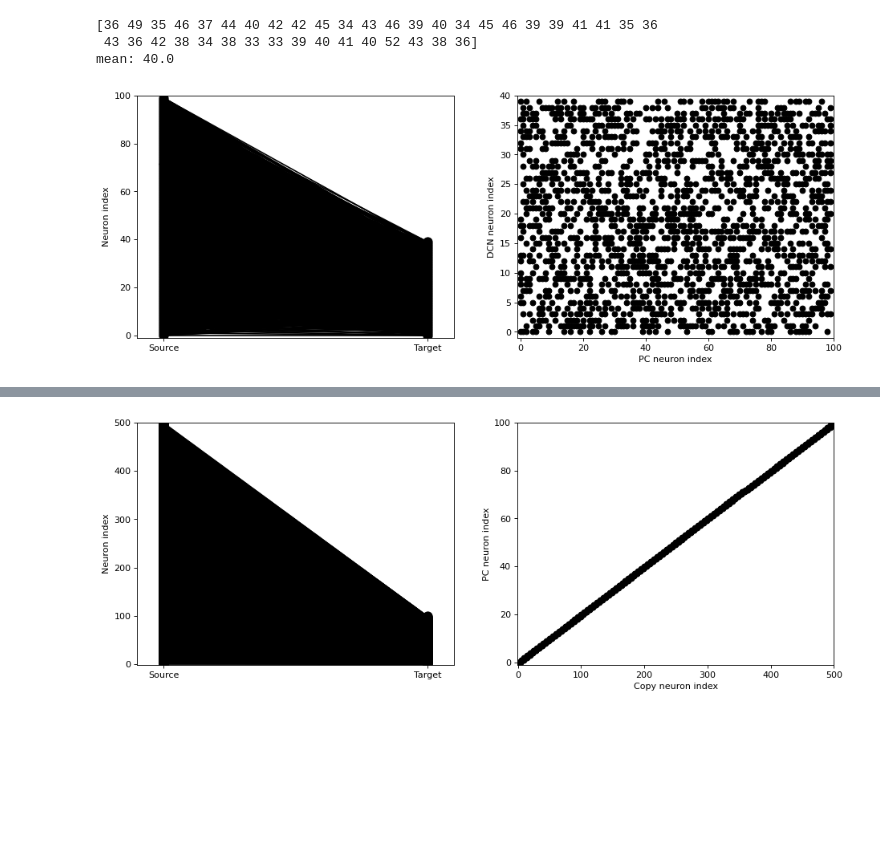
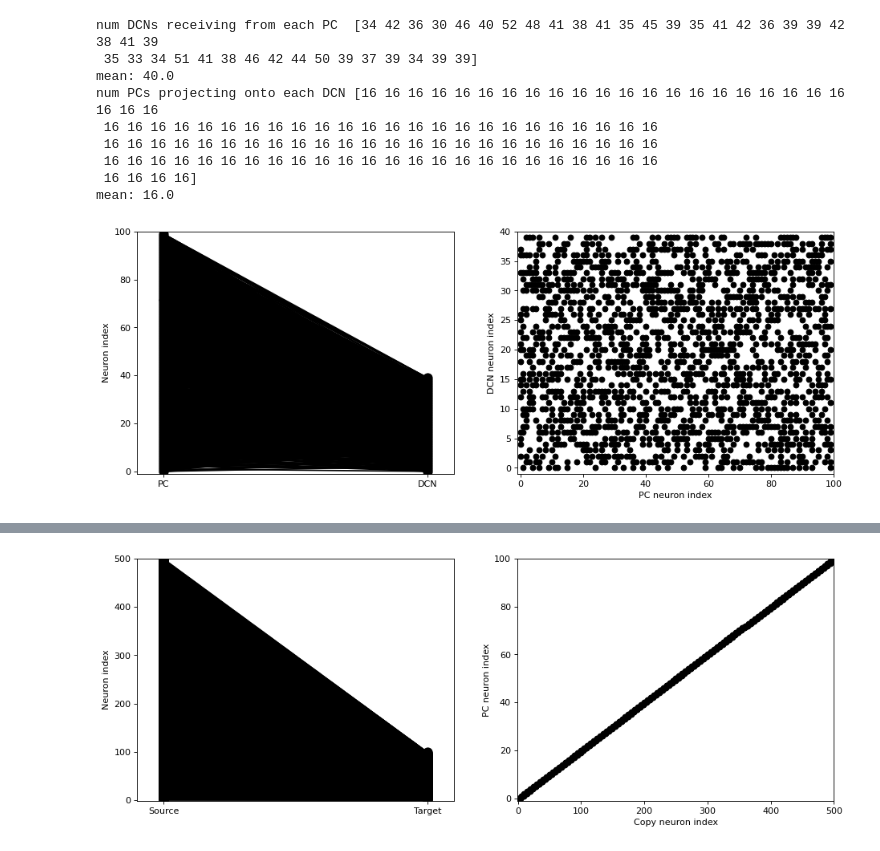
Before and after one commit to eliasmateo95/CerebellarLoop, a Jupyter notebook: Run_Initializing.ipynb, the cells around one changed output, grey strips where cells are left out. Drawn from its saved outputs; the diff is of its cells as text; code cells hidden in the pictures; blank space fills up the shorter version.

```diff
--- a/Run_Initializing.ipynb
+++ b/Run_Initializing.ipynb
@@ -26,13 +26,11 @@ N_IO_project = 5
 IO_Conn_ratio = 2
 Input_save = True
 Synapses = True
-exp_run_range = [60000]*ms
+exp_run_range = [120000]*ms
 
 num_networks = []
-# for num in [4.2]:#range(2):
-#     num_networks.append(f'all_{num}') #all_and_light #eyeblink
-num_networks.append(f'try_solving_weights')
-sims = ['eye_blink'] #light #eye_blink
+num_networks.append(f'Paper_all_and_eyeblink')
+sims = ['eye_blink']
 for N_Cells_PC in N_Cells_PC_range:
     for exp_run in exp_run_range:
         width = exp_run/40
@@ -41,7 +39,7 @@ for N_Cells_PC in N_Cells_PC_range:
             DCN_intrinsic = 1.75
             A_w = 0.22
             if N_Cells_PF_OU == 5:
-                f0_range = [5,10,15,20,25,50,100,800,1000]#,1100,1200,1300,1400,1500]
+                f0_range = [5,10,15,20,25,50,100,800,1000]
             else:
                 f0_range = []
             Parameters = {"dt": 0.025*ms, "dt_rec": 1.0*ms, "tau_noise": 50*ms, "width": width, "net_num" : net_num,
@@ -64,5 +62,5 @@ for N_Cells_PC in N_Cells_PC_range:
                 Parameters["US_pulse_amplitude"] = US_amp
                 Parameters["US_pulse_duration"] = 30*ms
                 Parameters["interpulse_duration"] = interpulse_duration*second
-            Input = Input_func(Parameters)
+#             Input = Input_func(Parameters)
 # %% [output]
@@ -85,35 +81,52 @@ Frozen_data = sio.loadmat(frozen_path, squeeze_me=True)
 Params, Noise_frozen, Values, Synaps = Read_Input(Frozen_data)
 
 N_PCs_per_DCN = np.zeros(N_Cells_DCN, dtype=int) # create an array to store the number of source PCs for each DCN
 for DCN_num in range(N_Cells_DCN):
     sources = np.where(Synaps.PC_DCN_Synapse_Targets == DCN_num)[0] # find the source PCs that project to this DCN
     N_PCs_per_DCN[DCN_num] = len(sources) # count the number of source PCs
 
 
-print(N_PCs_per_DCN)
+print('num DCNs receiving from each PC ', N_PCs_per_DCN)
 print(f'mean: {mean(N_PCs_per_DCN)}')
+
+N_DCNs_per_PC_avg = []
+N_DCNs_per_PC = np.zeros(N_Cells_PC, dtype=int) # create an array to store the number of source PCs for each DCN
+for PC_num in range(N_Cells_PC):
+    sources = np.where(Synaps.PC_DCN_Synapse_Sources == PC_num)[0] # find the source PCs that project to this DCN
+    N_DCNs_per_PC[PC_num] = len(sources) # count the number of source PCs
+    if len(sources) > 0:
+        N_DCNs_per_PC_avg.append(len(sources))
+
+print(f'num PCs projecting onto each DCN {N_DCNs_per_PC}')
+print(f'mean: {mean(N_DCNs_per_PC_avg)}')
 
 
 Ns = 100
 Nt = 40
 figure(figsize=(14, 5), dpi= 80, facecolor='w', edgecolor='k')
 subplot(121)
 plot(zeros(Ns), arange(Ns), 'ok', ms=10)
 plot(ones(Nt), arange(Nt), 'ok', ms=10)
 for i, j in zip(Synaps.PC_DCN_Synapse_Sources, Synaps.PC_DCN_Synapse_Targets):
     plot([0, 1], [i, j], '-k')
-xticks([0, 1], ['Source', 'Target'])
+xticks([0, 1], ['PC', 'DCN'])
 ylabel('Neuron index')
 xlim(-0.1, 1.1)
 ylim(-1, max(Ns, Nt))
 subplot(122)
 plot(Synaps.PC_DCN_Synapse_Sources, Synaps.PC_DCN_Synapse_Targets, 'ok')
 xlim(-1, Ns)
 ylim(-1, Nt)
 xlabel('PC neuron index');
 ylabel('DCN neuron index');
 # %% [output]
-[36 49 35 46 37 44 40 42 42 45 34 43 46 39 40 34 45 46 39 39 41 41 35 36
- 43 36 42 38 34 38 33 33 39 40 41 40 52 43 38 36]
+num DCNs receiving from each PC  [34 42 36 30 46 40 52 48 41 38 41 35 45 39 35 41 42 36 39 39 42 38 41 39
+ 35 33 34 51 41 38 46 42 44 50 39 37 39 34 39 39]
 mean: 40.0
+num PCs projecting onto each DCN [16 16 16 16 16 16 16 16 16 16 16 16 16 16 16 16 16 16 16 16 16 16 16 16
+ 16 16 16 16 16 16 16 16 16 16 16 16 16 16 16 16 16 16 16 16 16 16 16 16
+ 16 16 16 16 16 16 16 16 16 16 16 16 16 16 16 16 16 16 16 16 16 16 16 16
+ 16 16 16 16 16 16 16 16 16 16 16 16 16 16 16 16 16 16 16 16 16 16 16 16
+ 16 16 16 16]
+mean: 16.0
-[figure, old version]
+[figure, new version]
```
Also changed, not shown: parts of 12 cells of this notebook, 2 other files.
